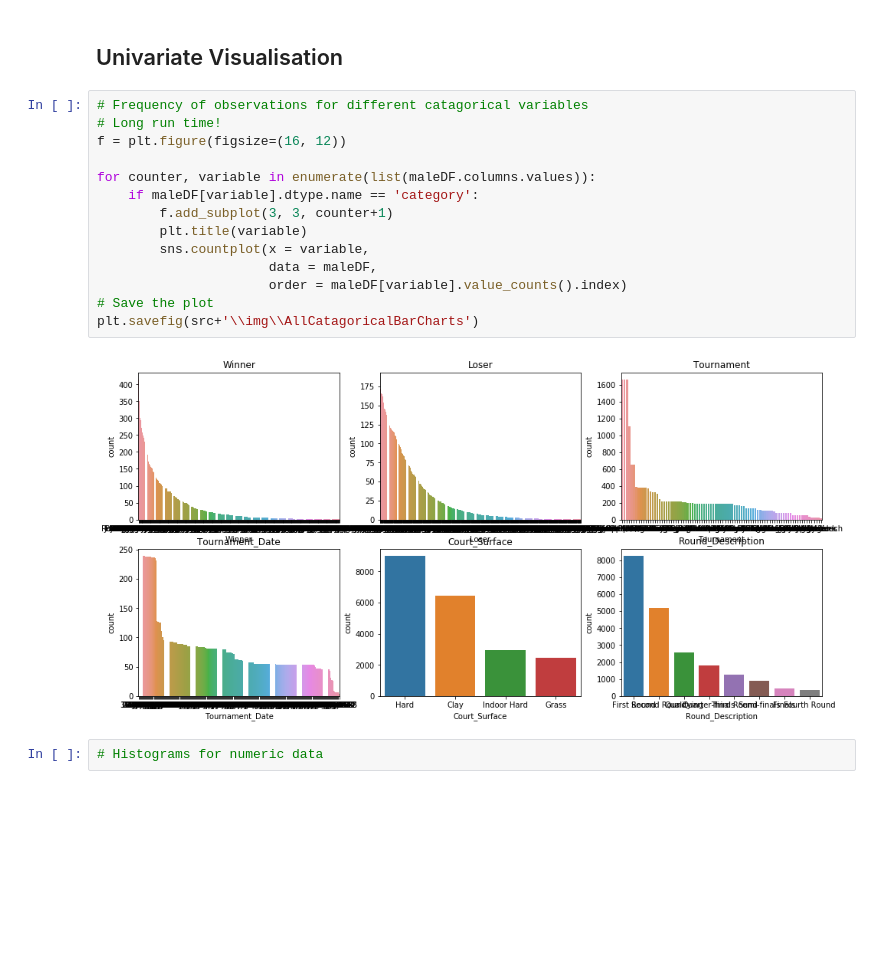
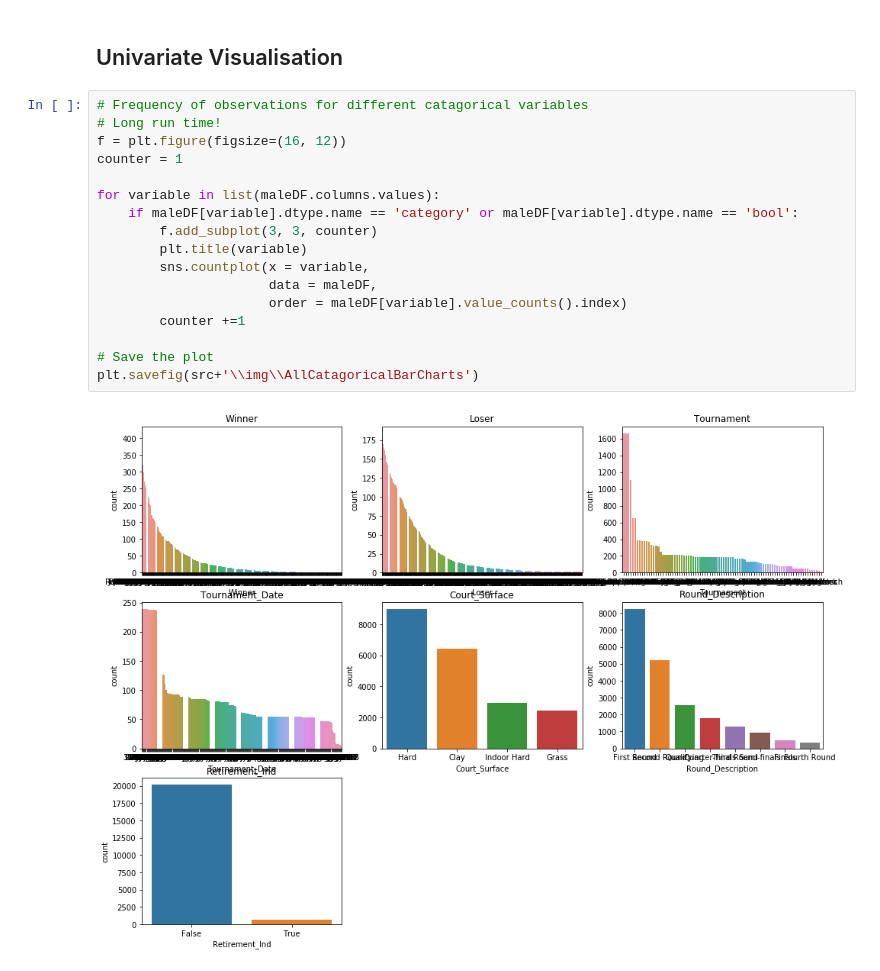
Before and after one commit to Jfbarr/aus_open_datathon_2019, a Jupyter notebook: Workbook.ipynb, the cells around one changed output. Drawn from its saved outputs; the diff is of its cells as text; blank space fills up the shorter version.

```diff
--- a/Workbook.ipynb
+++ b/Workbook.ipynb
@@ -236,18 +216,19 @@ Round_Description:                     9
 # %%
 # Frequency of observations for different catagorical variables
 # Long run time!
 f = plt.figure(figsize=(16, 12))
+counter = 1
 
-for counter, variable in enumerate(list(maleDF.columns.values)):
-    if maleDF[variable].dtype.name == 'category':
-        f.add_subplot(3, 3, counter+1)
+for variable in list(maleDF.columns.values):
+    if maleDF[variable].dtype.name == 'category' or maleDF[variable].dtype.name == 'bool':
+        f.add_subplot(3, 3, counter)
         plt.title(variable)
         sns.countplot(x = variable,
                       data = maleDF,
                       order = maleDF[variable].value_counts().index)
+        counter +=1
+
 # Save the plot
 plt.savefig(src+'\\img\\AllCatagoricalBarCharts')
 # %% [output]
-[figure, old version]
+[figure, new version]
-# %%
-# Histograms for numeric data
```
Also changed, not shown: parts of 7 cells of this notebook, 3 other files.
